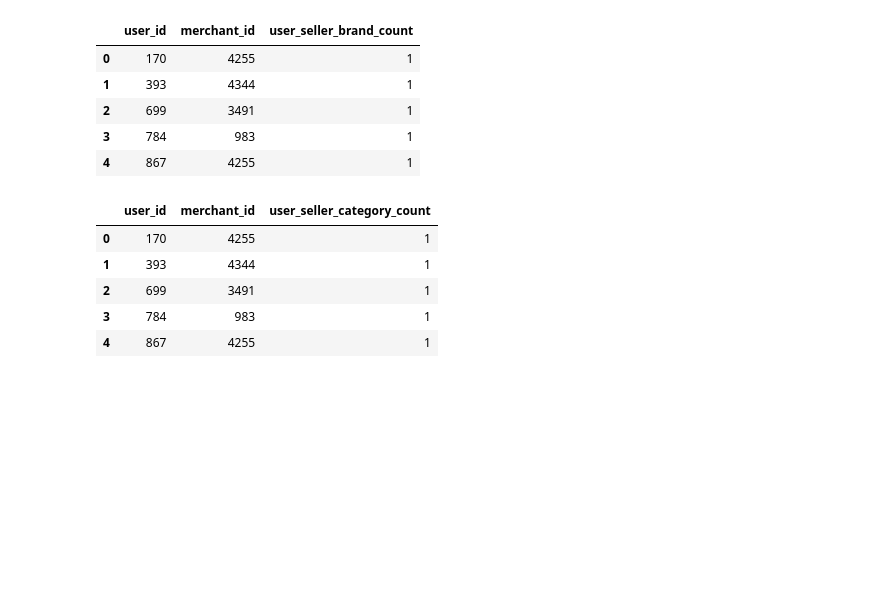
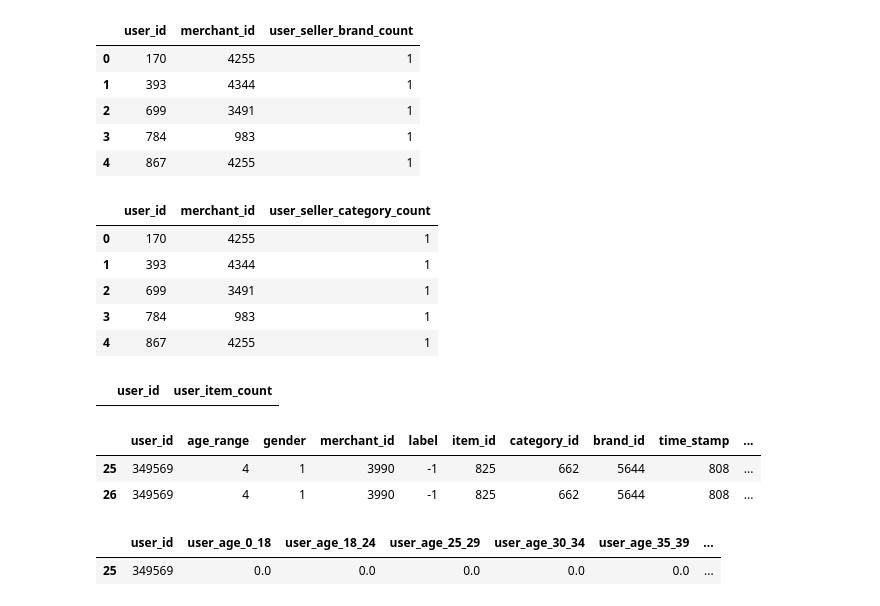
Before and after one commit to shruthivenkat/CECS550_Group6, a Jupyter notebook: #5 - Feature Engineering by Shruthi.ipynb, the cells around one changed output. Cells and saved outputs as stored; diff of their text form; code cells hidden in the pictures; blank space fills up the shorter version.

```diff
--- a/#5 - Feature Engineering by Shruthi.ipynb
+++ b/#5 - Feature Engineering by Shruthi.ipynb
@@ -374,6 +394,22 @@ user_seller_cat.head()
 | 2 | 699 | 3491 | 1 |
 | 3 | 784 | 983 | 1 |
 | 4 | 867 | 4255 | 1 |
+# %%
+user_item_info[user_item_info.isnull().any(axis=1)].head()
+# %% [output]
+|  | user_id | user_item_count |
+# %%
+# 349569
+df[df['user_id'] == 349569]
+# %% [output]
+|  | user_id | age_range | gender | merchant_id | label | item_id | category_id | brand_id | time_stamp | ... |
+| 25 | 349569 | 4 | 1 | 3990 | -1 | 825 | 662 | 5644 | 808 | ... |
+| 26 | 349569 | 4 | 1 | 3990 | -1 | 825 | 662 | 5644 | 808 | ... |
+# %%
+user_age[user_age['user_id'] == 349569]
+# %% [output]
+|  | user_id | user_age_0_18 | user_age_18_24 | user_age_25_29 | user_age_30_34 | user_age_35_39 | ... |
+| 25 | 349569 | 0.0 | 0.0 | 0.0 | 0.0 | 0.0 | ... |
 # %%
 #FEATURE MERGING
 
```
Also changed, not shown: parts of 10 cells of this notebook, 2 other files.
